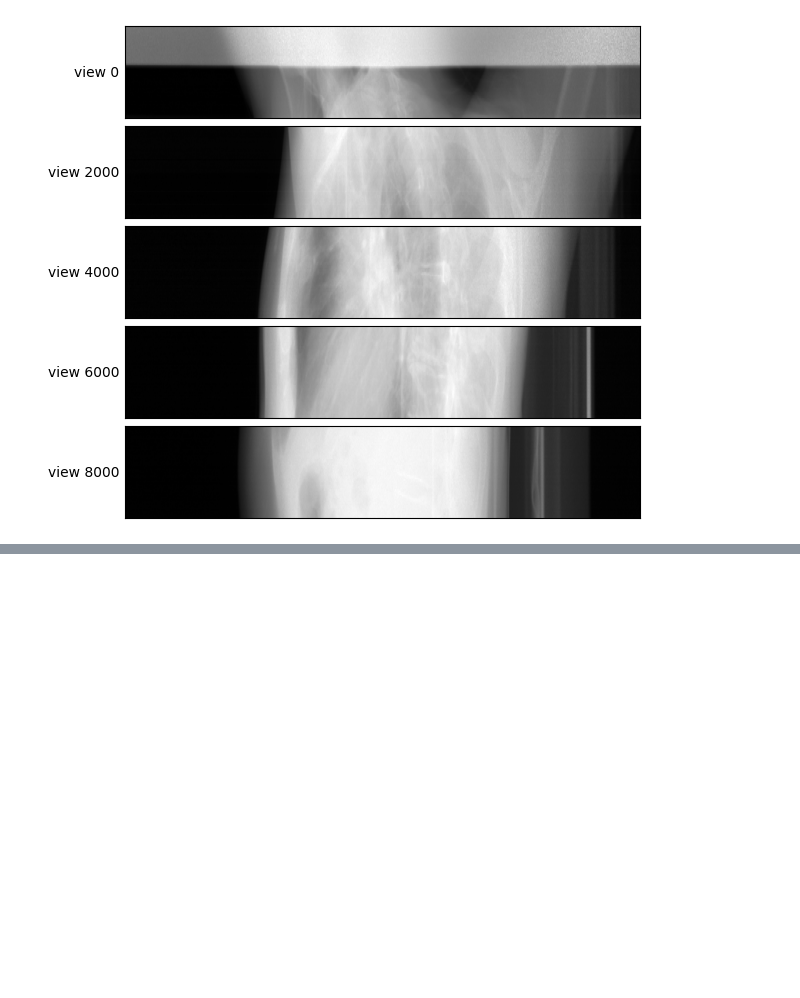
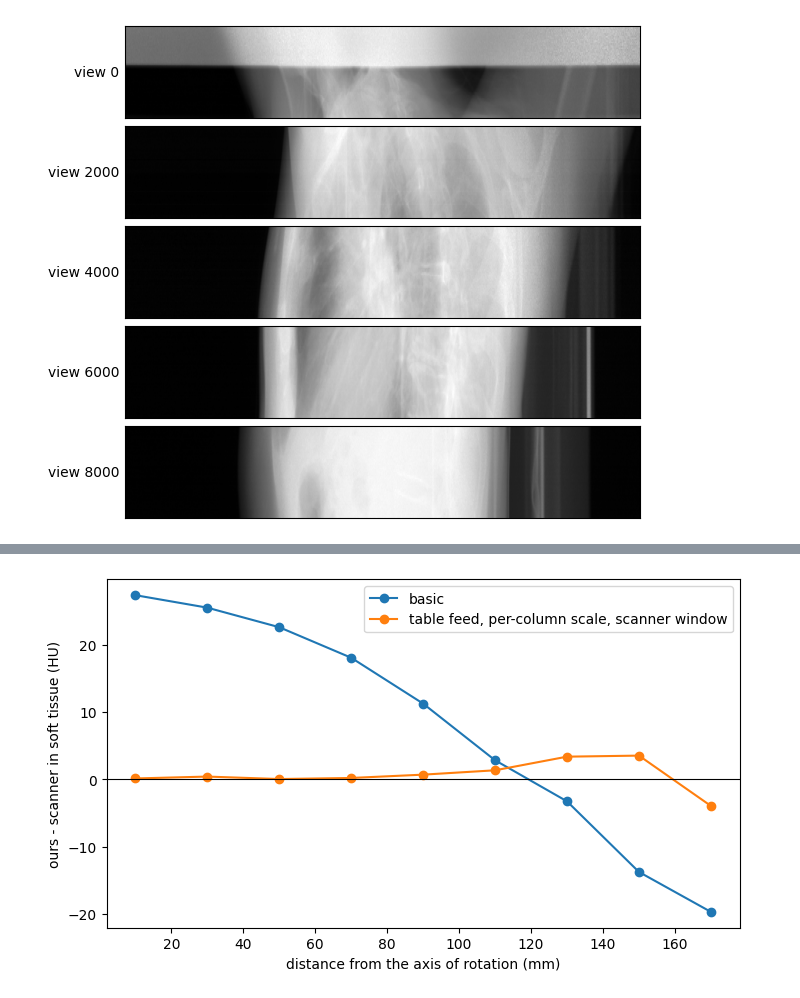
Before and after one commit to PyTomography/PyTomography, a Jupyter notebook: docs/source/notebooks/t_CT_GEN3.ipynb, the cells around one changed output, grey strips where cells are left out. Cells and saved outputs as stored; diff of their text form; code cells hidden in the pictures; blank space fills up the shorter version.

```diff
--- a/docs/source/notebooks/t_CT_GEN3.ipynb
+++ b/docs/source/notebooks/t_CT_GEN3.ipynb
@@ -123,0 +188,10 @@ The two axial images line up and show the same anatomy. Ours is smoother: three
+# %%
+fig, ax = plt.subplots(figsize=(7, 4), constrained_layout=True)
+ax.plot(*trend_basic, 'o-', label='basic')
+ax.plot(*radial_trend(hu_matched), 'o-', label='table feed, per-column scale, scanner window')
+ax.axhline(0, color='k', lw=0.8)
+ax.set(xlabel='distance from the axis of rotation (mm)', ylabel='ours - scanner in soft tissue (HU)')
+ax.legend()
+plt.show()
+# %% [output]
+[figure, added]
```
Also changed, not shown: parts of 28 cells of this notebook, 1 other file.
